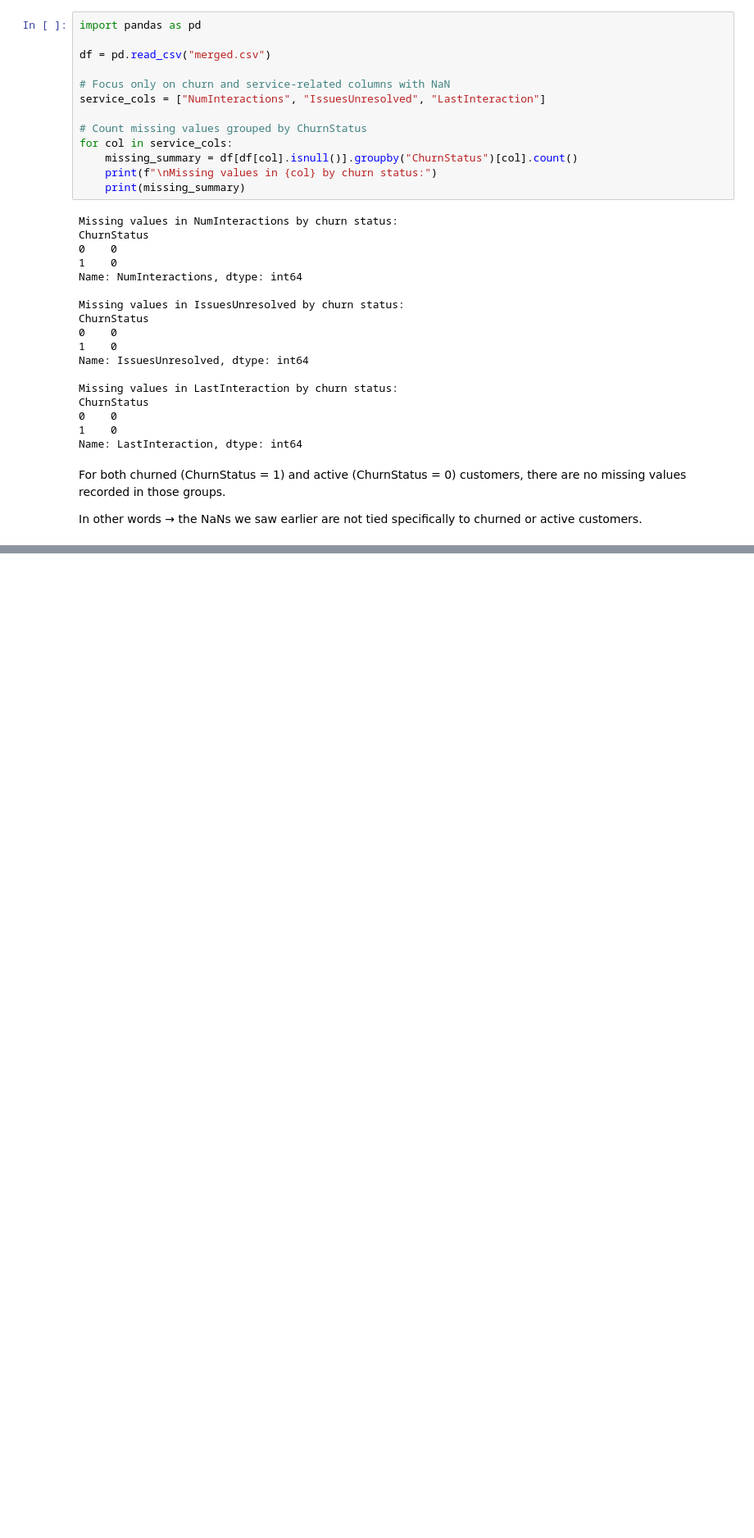
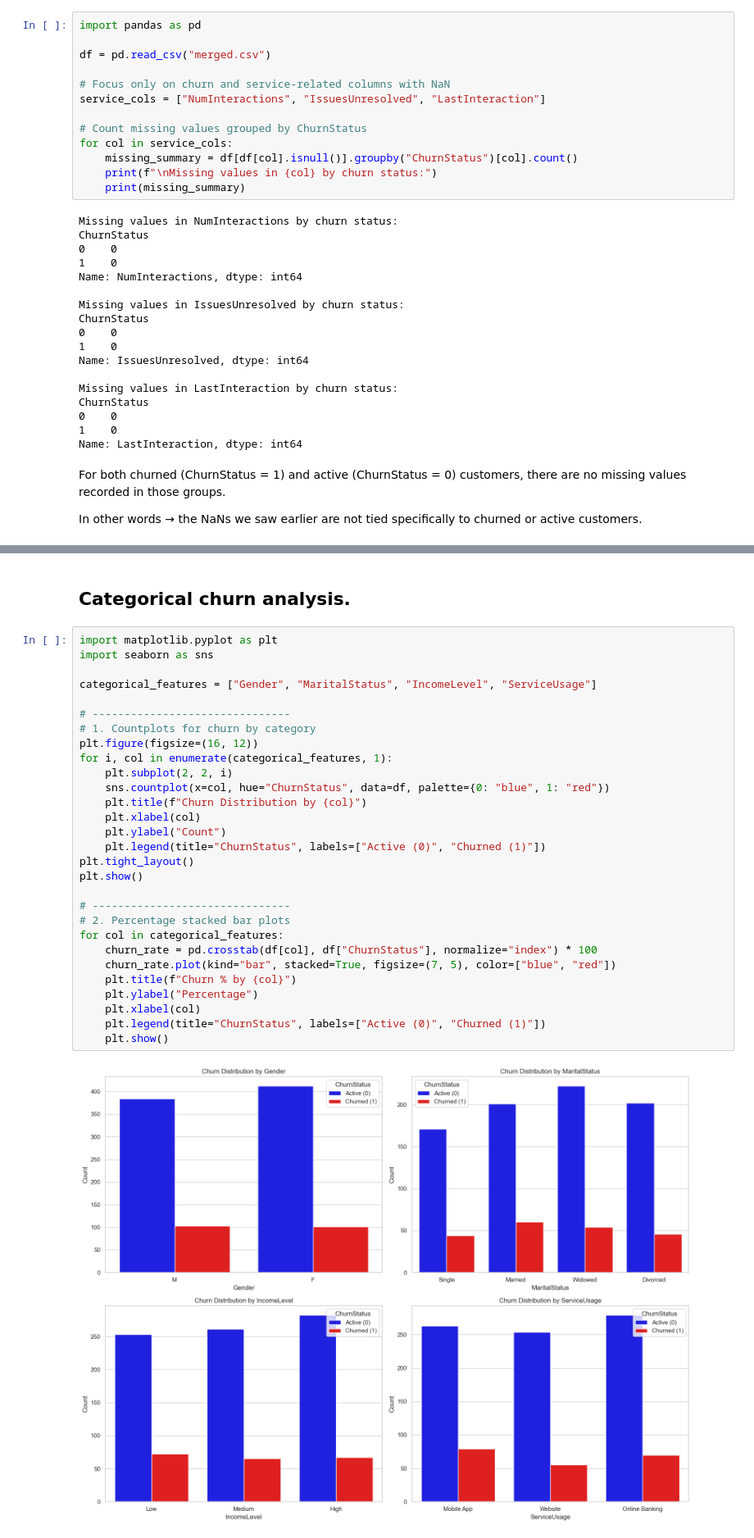
Before and after one commit to thrisharajkumar/lloyds-banking-group-data-science-and-analytics-virtual-experience-simulation, a Jupyter notebook: EDA.ipynb, the cells around one changed output, grey strips where cells are left out. Shown at 82% size. Cells and saved outputs as stored; diff of their text form; blank space fills up the shorter version.

```diff
--- a/EDA.ipynb
+++ b/EDA.ipynb
@@ -416,0 +498,33 @@ plt.show()
+# %% [markdown]
+## Categorical churn analysis.
+# %%
+import matplotlib.pyplot as plt
+import seaborn as sns
+
+categorical_features = ["Gender", "MaritalStatus", "IncomeLevel", "ServiceUsage"]
+
+# -------------------------------
+# 1. Countplots for churn by category
+plt.figure(figsize=(16, 12))
+for i, col in enumerate(categorical_features, 1):
+    plt.subplot(2, 2, i)
+    sns.countplot(x=col, hue="ChurnStatus", data=df, palette={0: "blue", 1: "red"})
+    plt.title(f"Churn Distribution by {col}")
+    plt.xlabel(col)
+    plt.ylabel("Count")
+    plt.legend(title="ChurnStatus", labels=["Active (0)", "Churned (1)"])
+plt.tight_layout()
+plt.show()
+
+# -------------------------------
+# 2. Percentage stacked bar plots
+for col in categorical_features:
+    churn_rate = pd.crosstab(df[col], df["ChurnStatus"], normalize="index") * 100
+    churn_rate.plot(kind="bar", stacked=True, figsize=(7, 5), color=["blue", "red"])
+    plt.title(f"Churn % by {col}")
+    plt.ylabel("Percentage")
+    plt.xlabel(col)
+    plt.legend(title="ChurnStatus", labels=["Active (0)", "Churned (1)"])
+    plt.show()
+# %% [output]
+[figure, added]
```
Also changed, not shown: parts of 4 cells of this notebook, 1 other file.
